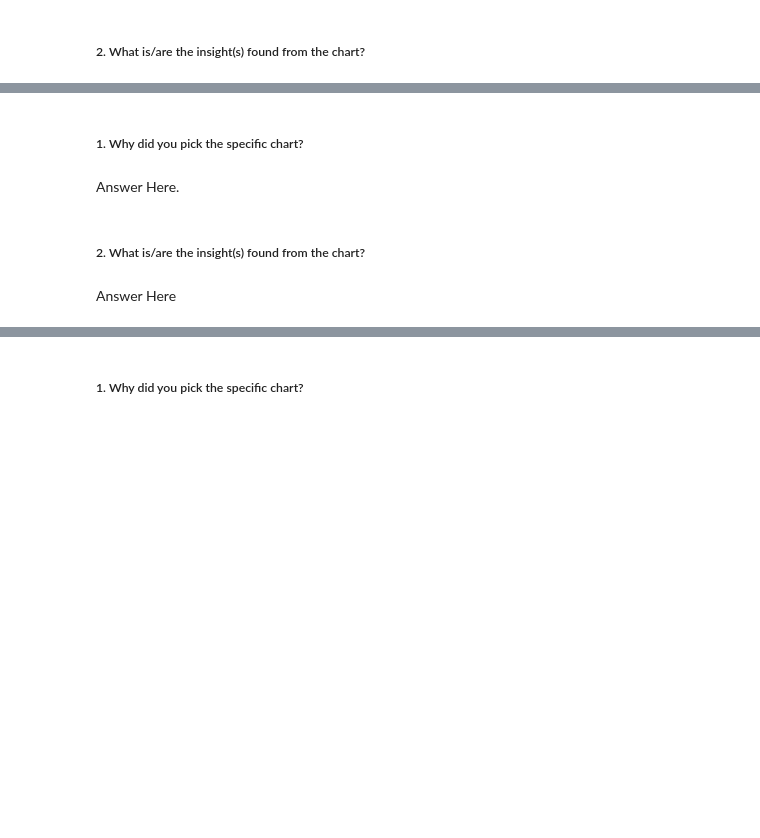
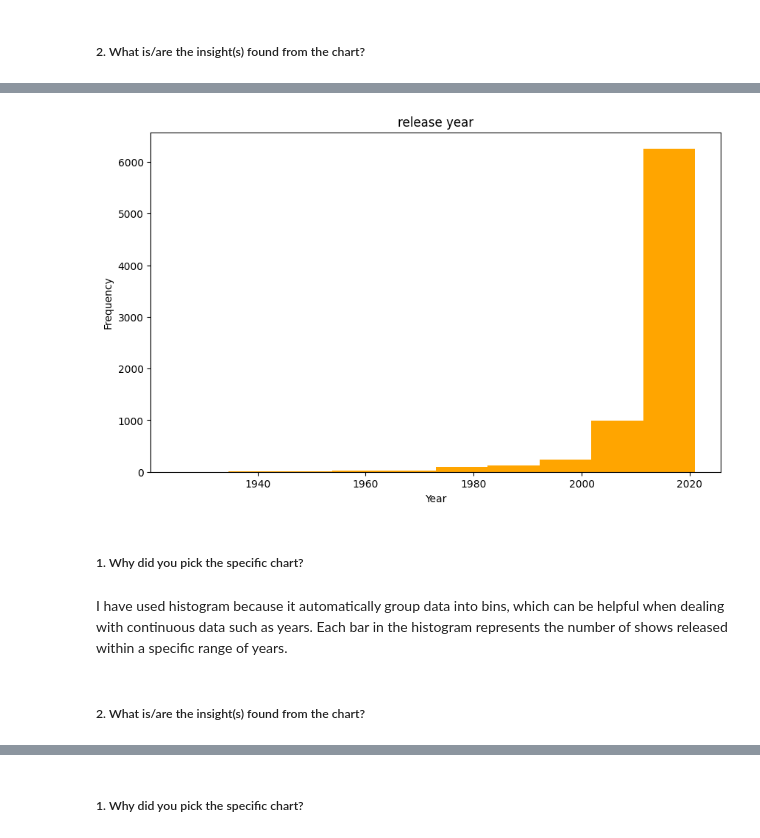
Before and after one commit to ish-war/netflix-movies-shows, a Jupyter notebook: ishwar_ML_project.ipynb, the cells around one changed output, grey strips where cells are left out. Cells and saved outputs as stored; diff of their text form; code cells hidden in the pictures; blank space fills up the shorter version.

```diff
--- a/ishwar_ML_project.ipynb
+++ b/ishwar_ML_project.ipynb
@@ -341,8 +473,16 @@ Answer Here
+# %%
+# Chart - 2 visualization code
+
+plt.figure(figsize = (10,6))
+df1['release_year'].plot(kind = 'hist', bins = 10, title = 'release year', color = 'orange')
+plt.xlabel('Year')
+plt.ylabel('Frequency')
+plt.show()
+# %% [output]
+[figure, added]
 # %% [markdown]
 ##### 1. Why did you pick the specific chart?
-# %% [markdown]
-Answer Here.
+# %% [markdown]
+I have used histogram because it automatically group data into bins, which can be helpful when dealing with continuous data such as years. Each bar in the histogram represents the number of shows released within a specific range of years.
 # %% [markdown]
 ##### 2. What is/are the insight(s) found from the chart?
-# %% [markdown]
-Answer Here
```
Also changed, not shown: parts of 72 cells of this notebook.
